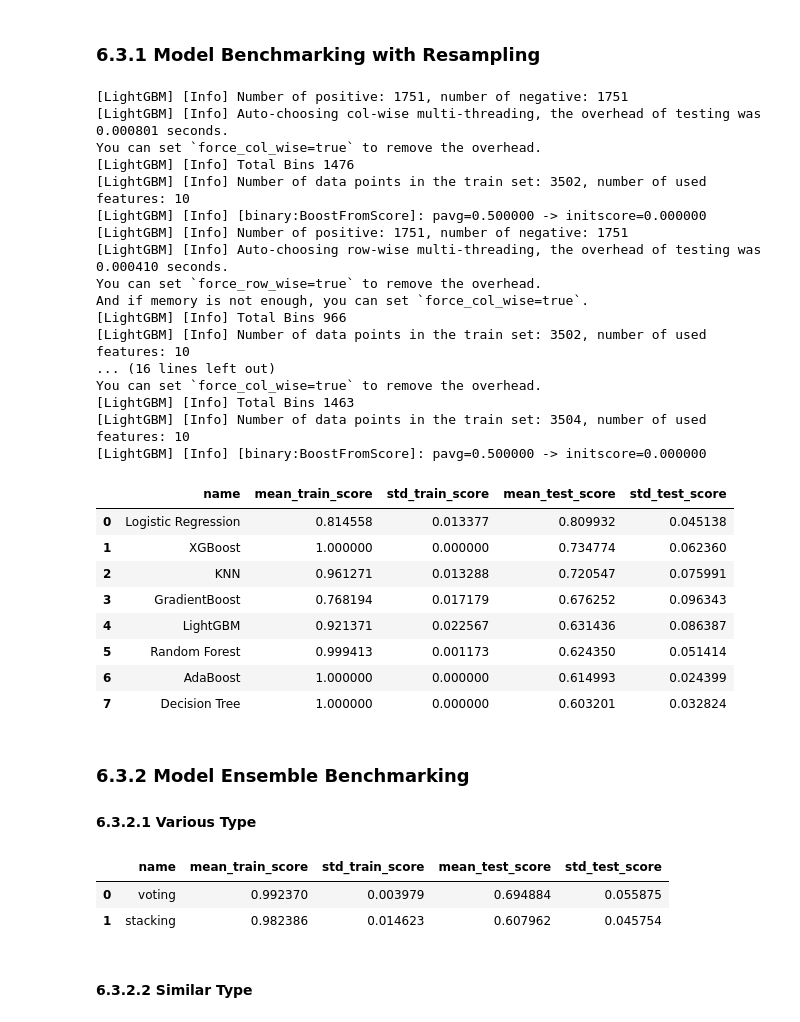
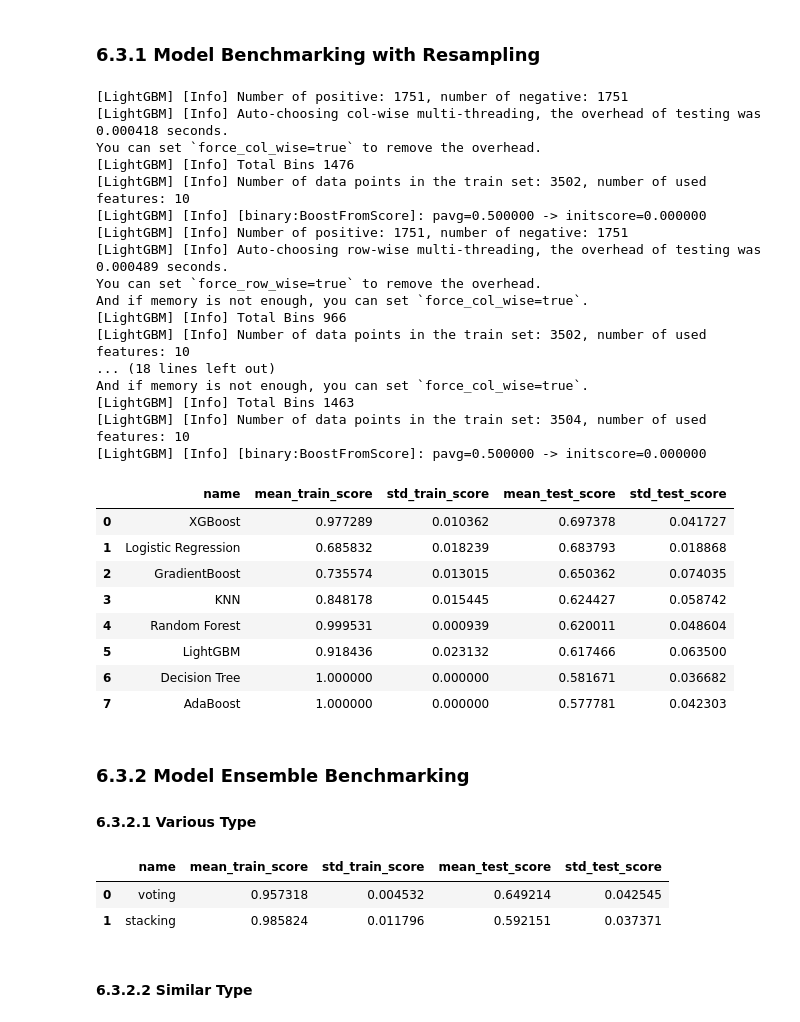
Before and after one commit to MikaMahaputra/E-Commerce-Customer-Churn, a Jupyter notebook: notebook/e-commerce-churn-analysis.ipynb, the cells around one changed output. Drawn from its saved outputs; the diff is of its cells as text; code cells hidden in the pictures.

```diff
--- a/notebook/e-commerce-churn-analysis.ipynb
+++ b/notebook/e-commerce-churn-analysis.ipynb
@@ -1488,7 +1489,7 @@ candidates = {
 ### 6.3.1 Model Benchmarking with Resampling
 # %%
 def benchmark_models(pipeline, candidates, x_train, y_train,
-                      scoring="recall", cv=5, random_state=RANDOM_STATE):
+                      scoring=f2_scorer, cv=5, random_state=RANDOM_STATE):
     """
     Benchmark beberapa model classifier menggunakan cross-validation
     di atas satu pipeline yang sama (hanya step 'classifier' yang diganti).
@@ -1547,41 +1548,41 @@ def benchmark_models(pipeline, candidates, x_train, y_train,
 # %%
 # With resampling
 benchmark_models(
     model_res_pipeline,
     candidates,
     x_train,
     y_train,
-    scoring="recall",
+    scoring=f2_scorer,
     cv=5,
     random_state=RANDOM_STATE
 )
 # %% [output]
 [LightGBM] [Info] Number of positive: 1751, number of negative: 1751
-[LightGBM] [Info] Auto-choosing col-wise multi-threading, the overhead of testing was 0.000801 seconds.
+[LightGBM] [Info] Auto-choosing col-wise multi-threading, the overhead of testing was 0.000418 seconds.
 You can set `force_col_wise=true` to remove the overhead.
 [LightGBM] [Info] Total Bins 1476
 [LightGBM] [Info] Number of data points in the train set: 3502, number of used features: 10
 [LightGBM] [Info] [binary:BoostFromScore]: pavg=0.500000 -> initscore=0.000000
 [LightGBM] [Info] Number of positive: 1751, number of negative: 1751
-[LightGBM] [Info] Auto-choosing row-wise multi-threading, the overhead of testing was 0.000410 seconds.
+[LightGBM] [Info] Auto-choosing row-wise multi-threading, the overhead of testing was 0.000489 seconds.
 You can set `force_row_wise=true` to remove the overhead.
 And if memory is not enough, you can set `force_col_wise=true`.
 [LightGBM] [Info] Total Bins 966
 [LightGBM] [Info] Number of data points in the train set: 3502, number of used features: 10
-... (16 lines left out)
-You can set `force_col_wise=true` to remove the overhead.
+... (18 lines left out)
+And if memory is not enough, you can set `force_col_wise=true`.
 [LightGBM] [Info] Total Bins 1463
 [LightGBM] [Info] Number of data points in the train set: 3504, number of used features: 10
 [LightGBM] [Info] [binary:BoostFromScore]: pavg=0.500000 -> initscore=0.000000
 |  | name | mean_train_score | std_train_score | mean_test_score | std_test_score |
-| 0 | Logistic Regression | 0.814558 | 0.013377 | 0.809932 | 0.045138 |
-| 1 | XGBoost | 1.000000 | 0.000000 | 0.734774 | 0.062360 |
-| 2 | KNN | 0.961271 | 0.013288 | 0.720547 | 0.075991 |
-| 3 | GradientBoost | 0.768194 | 0.017179 | 0.676252 | 0.096343 |
-| 4 | LightGBM | 0.921371 | 0.022567 | 0.631436 | 0.086387 |
-| 5 | Random Forest | 0.999413 | 0.001173 | 0.624350 | 0.051414 |
-| 6 | AdaBoost | 1.000000 | 0.000000 | 0.614993 | 0.024399 |
-| 7 | Decision Tree | 1.000000 | 0.000000 | 0.603201 | 0.032824 |
+| 0 | XGBoost | 0.977289 | 0.010362 | 0.697378 | 0.041727 |
+| 1 | Logistic Regression | 0.685832 | 0.018239 | 0.683793 | 0.018868 |
+| 2 | GradientBoost | 0.735574 | 0.013015 | 0.650362 | 0.074035 |
+| 3 | KNN | 0.848178 | 0.015445 | 0.624427 | 0.058742 |
+| 4 | Random Forest | 0.999531 | 0.000939 | 0.620011 | 0.048604 |
+| 5 | LightGBM | 0.918436 | 0.023132 | 0.617466 | 0.063500 |
+| 6 | Decision Tree | 1.000000 | 0.000000 | 0.581671 | 0.036682 |
+| 7 | AdaBoost | 1.000000 | 0.000000 | 0.577781 | 0.042303 |
 # %% [markdown]
 ### 6.3.2 Model Ensemble Benchmarking
 #### 6.3.2.1 Various Type
@@ -1606,8 +1607,8 @@ benchmark_various = benchmark_models(
 benchmark_various
 # %% [output]
 |  | name | mean_train_score | std_train_score | mean_test_score | std_test_score |
-| 0 | voting | 0.992370 | 0.003979 | 0.694884 | 0.055875 |
-| 1 | stacking | 0.982386 | 0.014623 | 0.607962 | 0.045754 |
+| 0 | voting | 0.957318 | 0.004532 | 0.649214 | 0.042545 |
+| 1 | stacking | 0.985824 | 0.011796 | 0.592151 | 0.037371 |
 # %% [markdown]
 #### 6.3.2.2 Similar Type
 # %%
```
Also changed, not shown: parts of 27 cells of this notebook.
